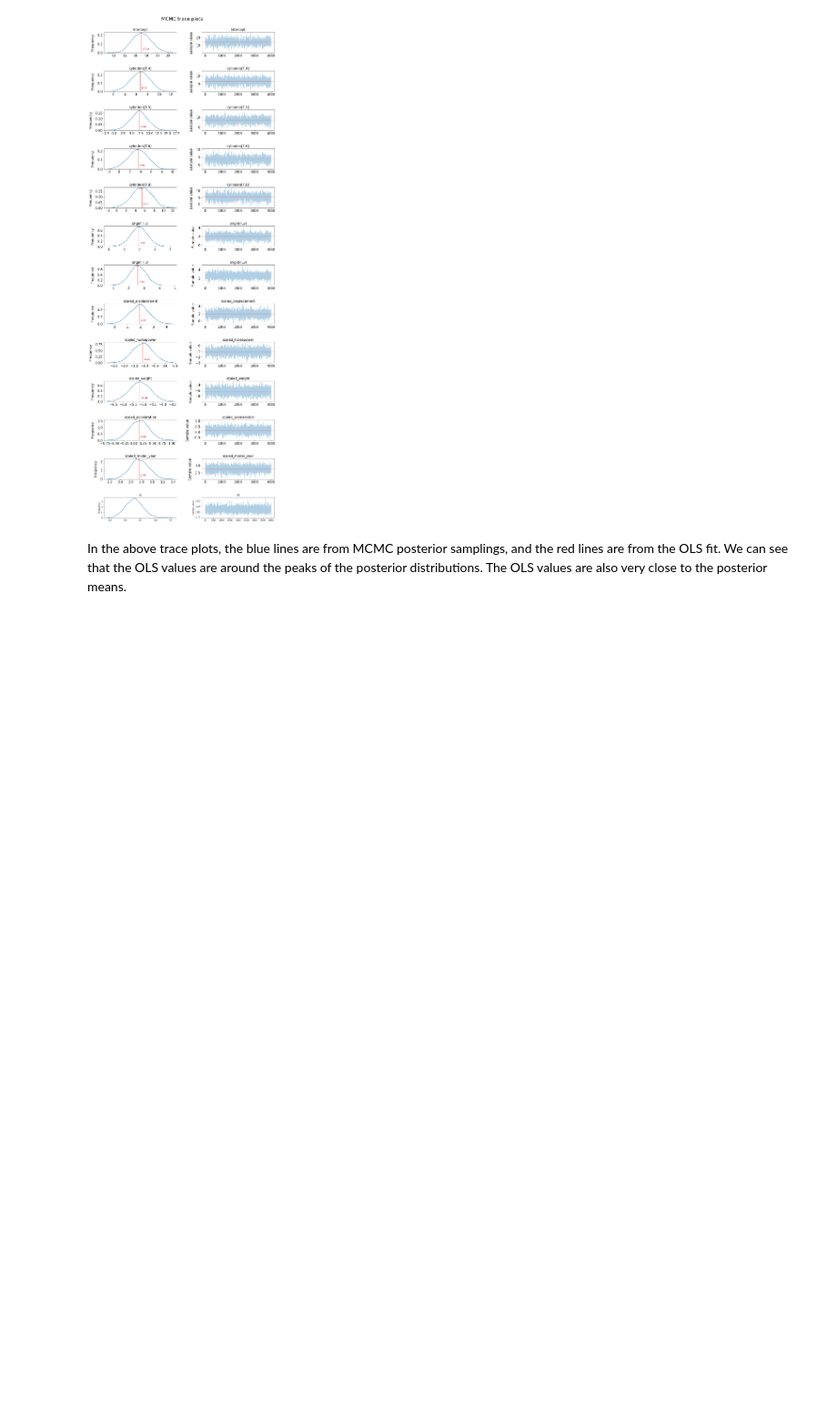
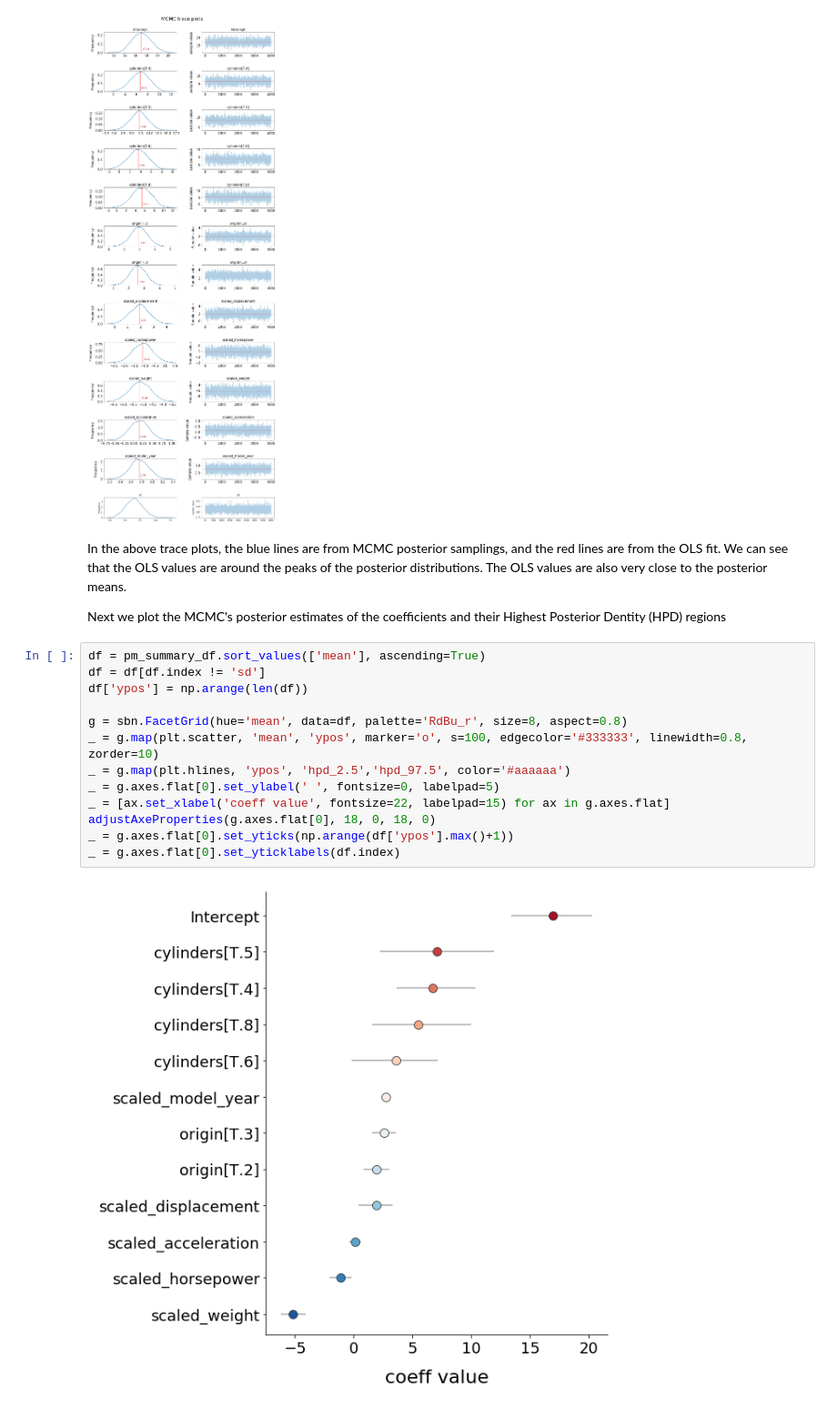
Before and after one commit to cheng-w-liu/computational-notes, a Jupyter notebook: Bayesian/Bayesian_linear_regressions_auto_mpg_data.ipynb, the cells around one changed output. Shown at 91% size. Saved outputs shown, nothing was run; the diff lists cells and outputs as text; blank space fills up the shorter version.

Commit message:
added plot of coefficient values and highest posterior density regions

```diff
--- a/Bayesian/Bayesian_linear_regressions_auto_mpg_data.ipynb
+++ b/Bayesian/Bayesian_linear_regressions_auto_mpg_data.ipynb
@@ -261,3 +264,20 @@ plt.savefig('auto_mpg_Bayesian_regression.png', bbox_inches='tight')
 # %% [markdown]
 In the above trace plots, the blue lines are from MCMC posterior samplings, and the red lines are from the OLS fit.
 We can see that the OLS values are around the peaks of the posterior distributions. The OLS values are also very close to the posterior means.
+
+Next we plot the MCMC's posterior estimates of the coefficients and their Highest Posterior Dentity (HPD) regions
+# %%
+df = pm_summary_df.sort_values(['mean'], ascending=True)
+df = df[df.index != 'sd']
+df['ypos'] = np.arange(len(df))
+
+g = sbn.FacetGrid(hue='mean', data=df, palette='RdBu_r', size=8, aspect=0.8)
+_ = g.map(plt.scatter, 'mean', 'ypos', marker='o', s=100, edgecolor='#333333', linewidth=0.8, zorder=10)
+_ = g.map(plt.hlines, 'ypos', 'hpd_2.5','hpd_97.5', color='#aaaaaa')
+_ = g.axes.flat[0].set_ylabel(' ', fontsize=0, labelpad=5)
+_ = [ax.set_xlabel('coeff value', fontsize=22, labelpad=15) for ax in g.axes.flat]
+adjustAxeProperties(g.axes.flat[0], 18, 0, 18, 0)
+_ = g.axes.flat[0].set_yticks(np.arange(df['ypos'].max()+1))
+_ = g.axes.flat[0].set_yticklabels(df.index)
+# %% [output]
+[figure, added]
```
Also changed, not shown: parts of 5 cells of this notebook.
